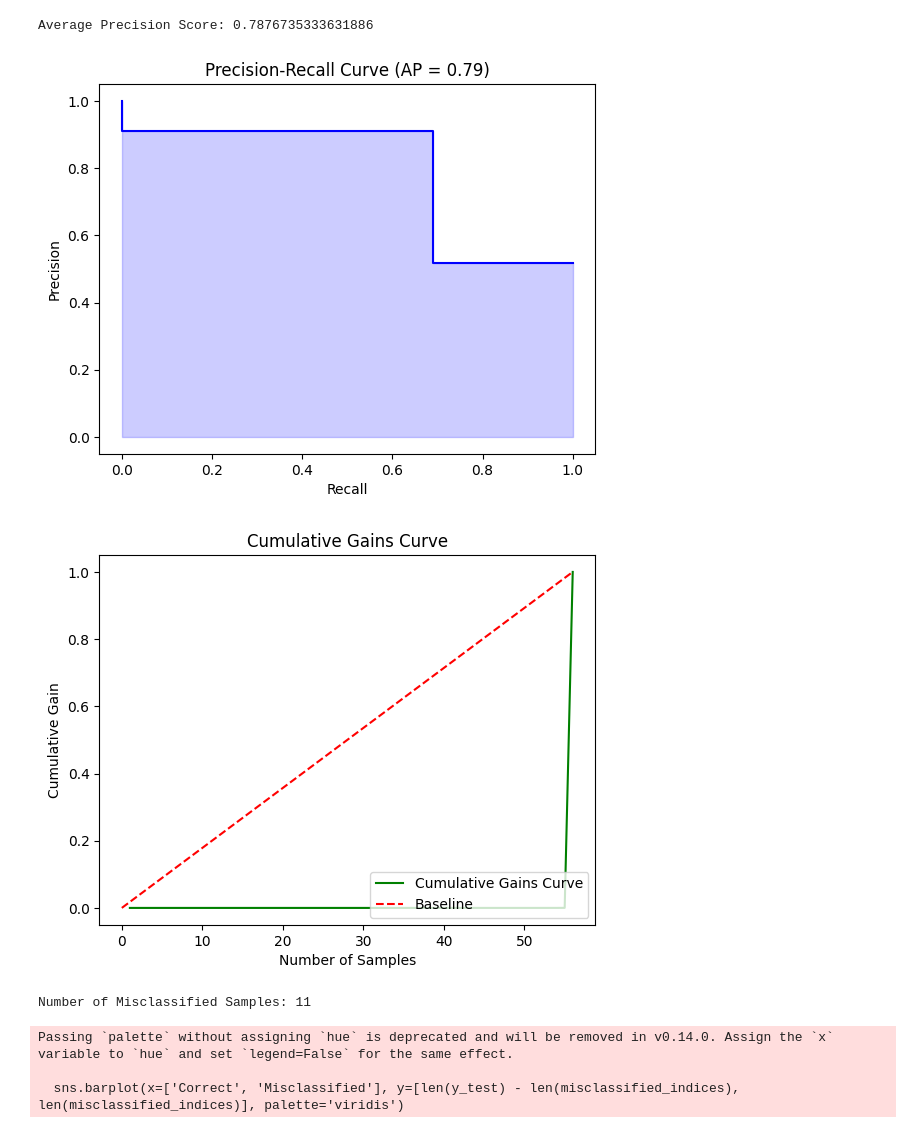
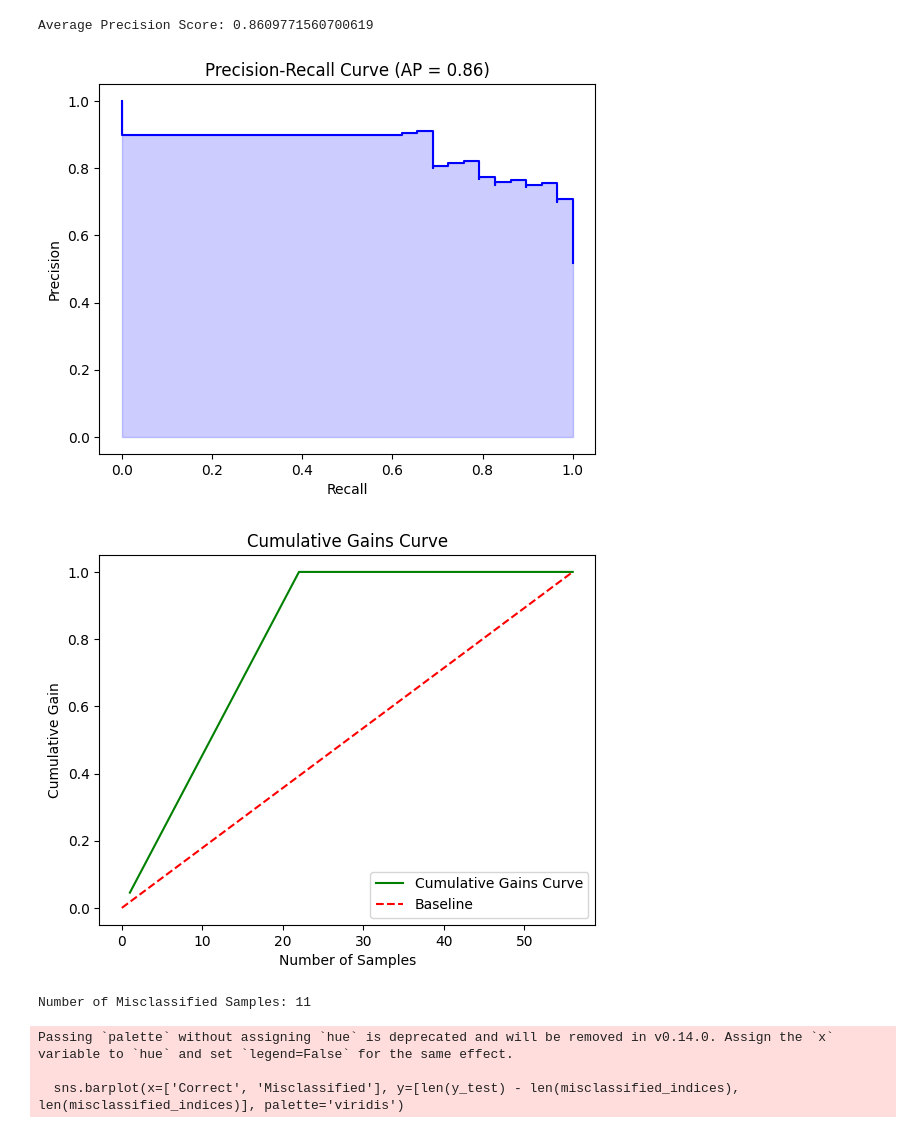
Before and after one commit to jathusharini/intrusion-detection-fewshot-vs-traditional, a Jupyter notebook: Hidden_Naive_Bayes/Hidden_Naive_Bayes_Classifier.ipynb, the cells around one changed output. Drawn from its saved outputs; the diff is of its cells as text; code cells hidden in the pictures.

Commit message:
Updated the hidden Naive Bayes classifier and added cross validation

```diff
--- a/Hidden_Naive_Bayes/Hidden_Naive_Bayes_Classifier.ipynb
+++ b/Hidden_Naive_Bayes/Hidden_Naive_Bayes_Classifier.ipynb
@@ -68,19 +68,26 @@ class HiddenNaiveBayes:
         return self
 
     def predict_proba(self, X):
-        # Calculate posterior probabilities for all classes
         probas = []
-        for x in X.to_numpy():  # Ensure NumPy array for vectorized operations
+        for x in X.to_numpy():
             posterior = {}
             for c in self.class_priors:
                 prior = np.log(self.class_priors[c] + EPSILON)
+                # Gaussian likelihood for each feature
+                mean = self.conditional_probs[c]["mean"]
+                std = self.conditional_probs[c]["std"] + EPSILON  # Avoid division by zero
                 likelihood = np.sum(
-                    -0.5 * np.log(2 * np.pi * self.conditional_probs[c]["std"] + EPSILON)
-                    - ((x - self.conditional_probs[c]["mean"]) ** 2) /
-                    (2 * self.conditional_probs[c]["std"] ** 2 + EPSILON)
+                    -0.5 * np.log(2 * np.pi * std)
+                    - ((x - mean) ** 2) / (2 * std ** 2)
                 )
                 posterior[c] = prior + likelihood
-            probas.append(posterior)
+            # Convert log-posteriors to linear scale (for interpretability)
+            # Not strictly necessary for classification, but if you want probabilities:
+            max_log = max(posterior.values())
+            exp_probs = {cls: np.exp(val - max_log) for cls, val in posterior.items()}
+            sum_exp = sum(exp_probs.values()) + EPSILON
+            final_probs = {cls: p/sum_exp for cls, p in exp_probs.items()}
+            probas.append(final_probs)
         return probas
 
     def predict(self, X):
@@ -130,7 +137,7 @@ def evaluate_model(model, X_test, y_test):
     plt.show()
 
     # Precision-Recall Curve
-    y_scores = model.predict(X_test)  # Assuming binary classification
+    y_scores = probas  # Assuming binary classification
     precision, recall, _ = precision_recall_curve(y_test, y_scores)
     avg_precision = average_precision_score(y_test, y_scores)
 
@@ -166,12 +173,29 @@ def evaluate_model(model, X_test, y_test):
     plt.title('Misclassification Analysis')
     plt.ylabel('Number of Samples')
     plt.show()
+
+def evaluate_with_cross_validation(X, y, n_splits=5):
+    skf = StratifiedKFold(n_splits=n_splits, shuffle=True, random_state=42)
+    accuracies = []
+
+    for train_index, test_index in skf.split(X, y):
+        X_train_fold, X_test_fold = X.iloc[train_index], X.iloc[test_index]
+        y_train_fold, y_test_fold = y.iloc[train_index], y.iloc[test_index]
+
+        model = HiddenNaiveBayes().fit(X_train_fold, y_train_fold)
+        y_pred_fold = model.predict(X_test_fold)
+        accuracies.append(accuracy_score(y_test_fold, y_pred_fold))
+
+    print(f"Cross-Validation Accuracy: Mean={np.mean(accuracies):.4f}, Std={np.std(accuracies):.4f}")
 # %%
 def main():
-    filepath = r"/content/sample_data/cleaned_dataset.csv"
+    filepath = r"../cleaned_dataset.csv"
     data = load_data(filepath)
 
     X, y = preprocess_data(data)
+
+    # Evaluate with cross-validation
+    evaluate_with_cross_validation(X, y, n_splits=5)
 
     X_train, X_test, y_train, y_test = train_test_split(X, y, test_size=0.2, random_state=42)
 
@@ -199,6 +224,6 @@ weighted avg       0.83      0.80      0.80        56
-Average Precision Score: 0.7876735333631886
+Average Precision Score: 0.8609771560700619
-[figure, old version]
+[figure, new version]
-[figure, old version]
+[figure, new version]
 Number of Misclassified Samples: 11
 Passing `palette` without assigning `hue` is deprecated and will be removed in v0.14.0. Assign the `x` variable to `hue` and set `legend=False` for the same effect.
 
```
Also changed, not shown: parts of 2 cells of this notebook.
